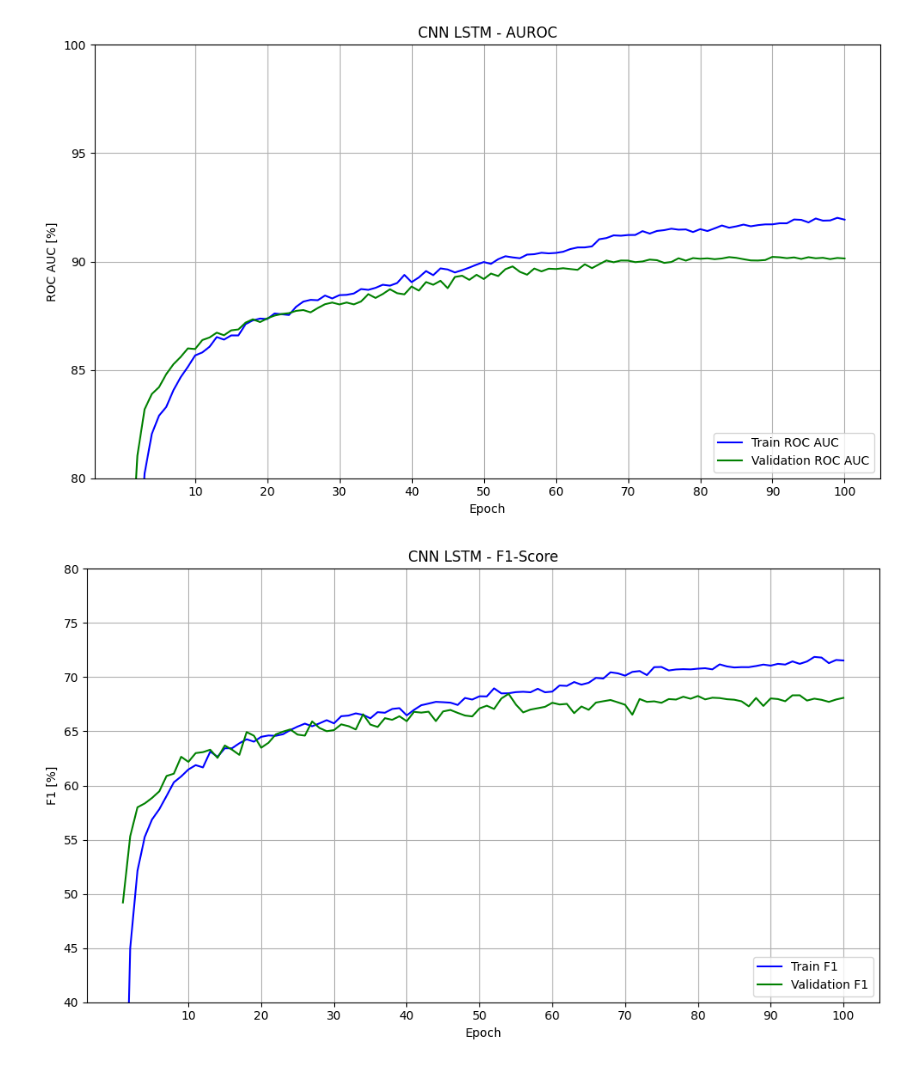
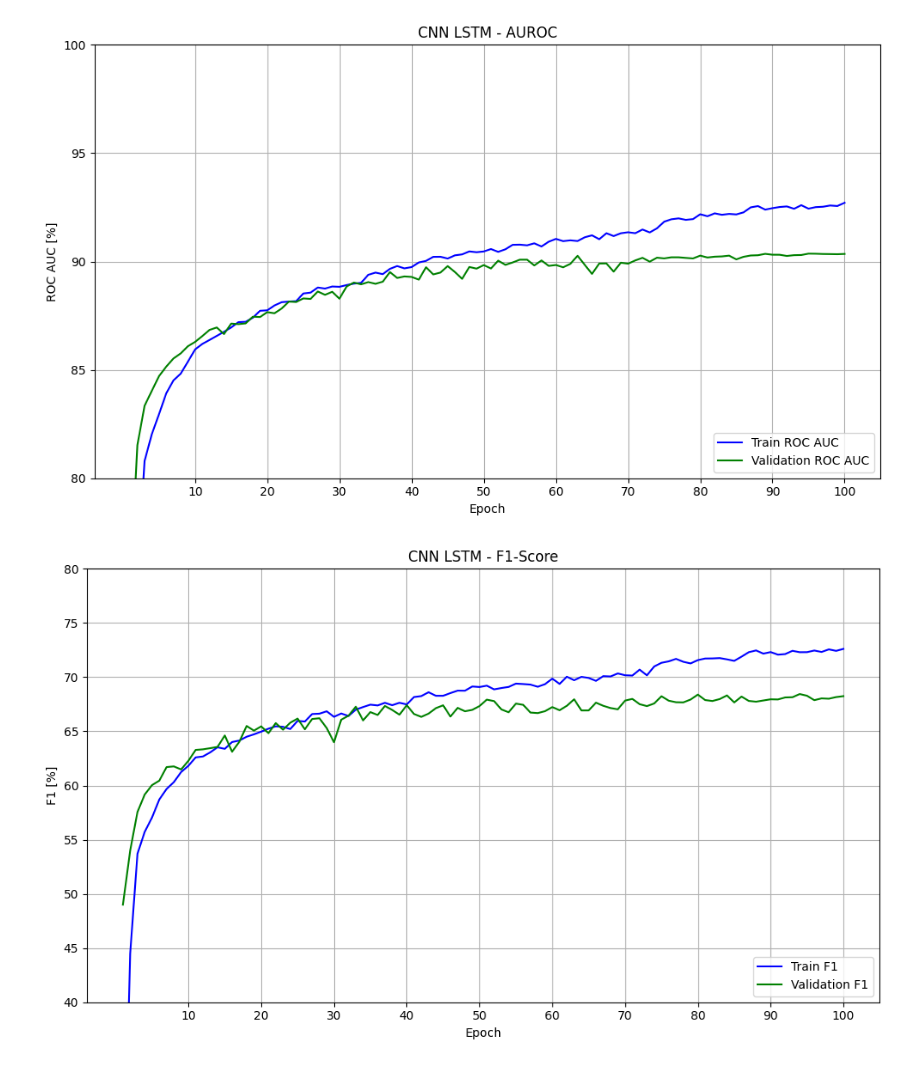
Before and after one commit to JestemPawlem/ECG-Deep-Learning, a Jupyter notebook: experiments/testing_cnn_lstm.ipynb, the cells around one changed output. Saved outputs shown, nothing was run; the diff lists cells and outputs as text; code cells hidden in the pictures.

```diff
--- a/experiments/testing_cnn_lstm.ipynb
+++ b/experiments/testing_cnn_lstm.ipynb
@@ -24,7 +24,7 @@ run_experiment(
         'lstm_layers': 1,
         'lstm_bidirectional': True,
         'fc_dropout': 0.5,
-        'fc_features': [64]
+        'fc_features': [128]
     }
 );
 # %% [output]
@@ -47,3 +47,3 @@ Epoch 100/100:
 Experiment CNN LSTM completed.
-[figure, old version]
+[figure, new version]
-[figure, old version]
+[figure, new version]
```
Also changed, not shown: parts of 1 cell of this notebook, 17 other files.
